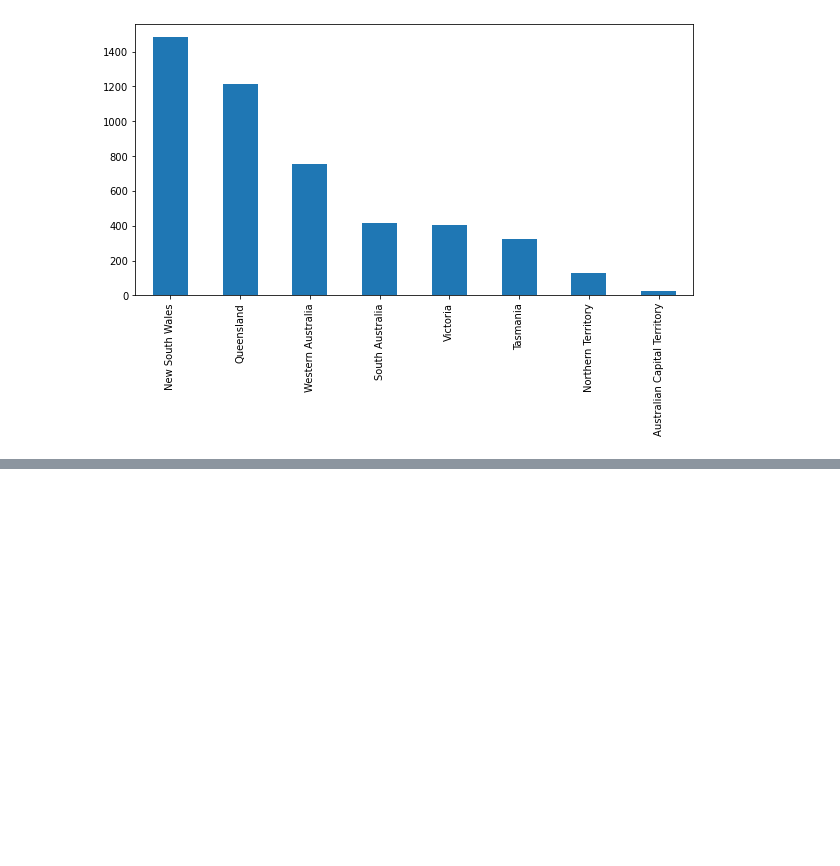
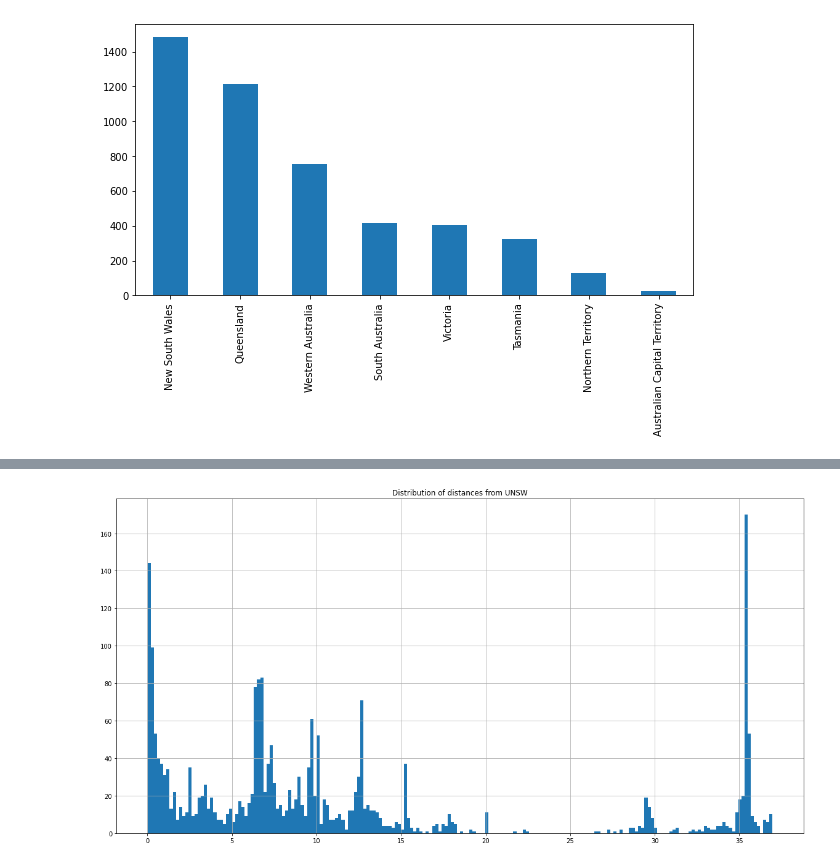
Before and after one commit to EvJ-5903/me, a Jupyter notebook: set5/Data Collection.ipynb, the cells around one changed output, grey strips where cells are left out. Saved outputs shown, nothing was run; the diff lists cells and outputs as text; code cells hidden in the pictures; blank space fills up the shorter version.

```diff
--- a/set5/Data Collection.ipynb
+++ b/set5/Data Collection.ipynb
@@ -108,0 +192,8 @@ transmissionlines_data["STATE"].value_counts().plot(kind="bar")
+# %%
+right_here = shapely.geometry.point.Point(151.2299732, -33.9178754)
+burbs["distance_from_UNSW"] = burbs.centroid.distance(right_here)
+# %%
+burbs.distance_from_UNSW.hist(bins=200)
+plt.title("Distribution of distances from UNSW");
+# %% [output]
+[figure, added]
```
Also changed, not shown: parts of 17 cells of this notebook, 13 other files.
